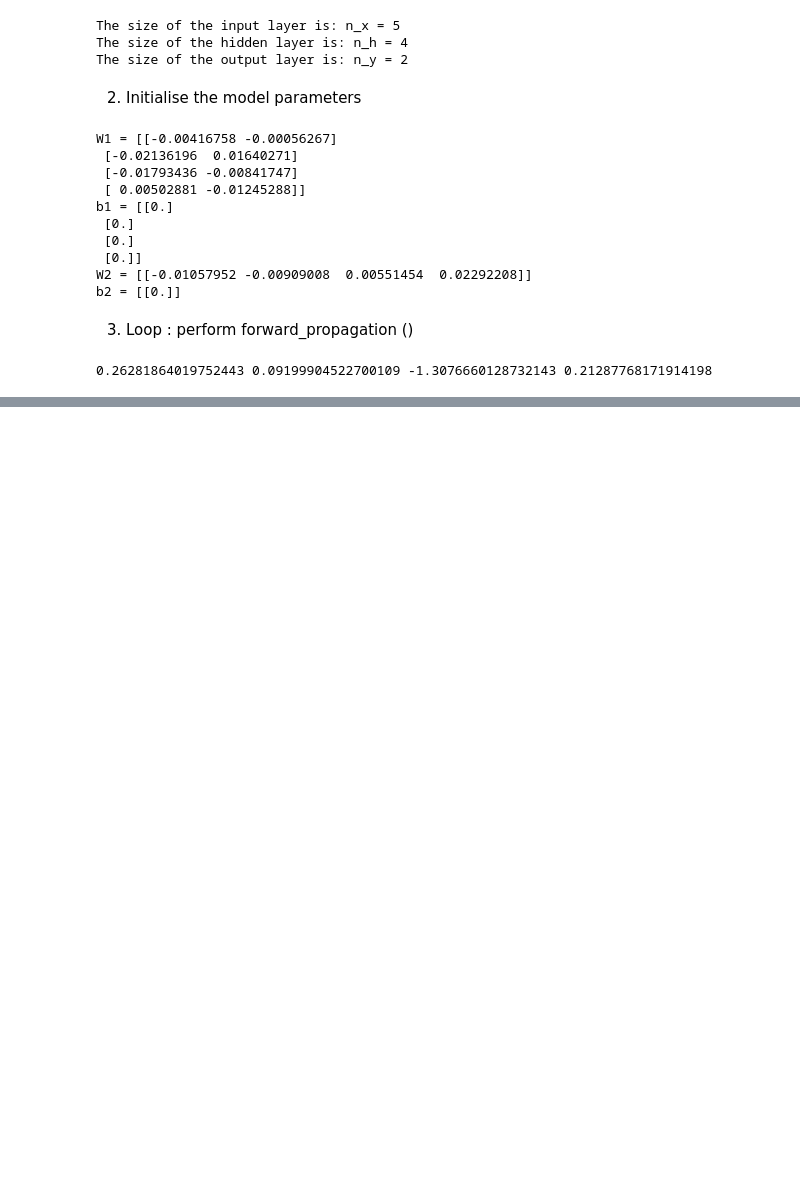
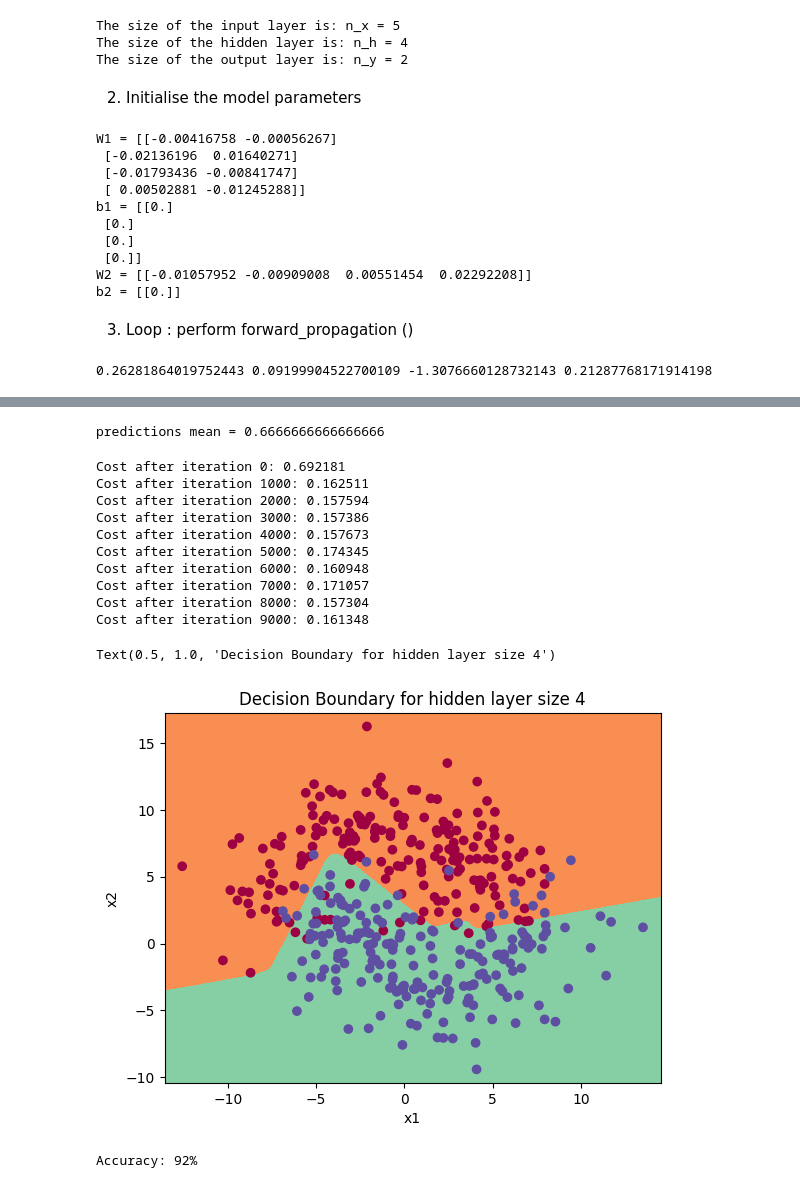
Before and after one commit to sania8/Neural-networks-and-deep-learning--coursera-, a Jupyter notebook: week2/Planar data classification with one hidden layer/Planar data classification with one hidden layer.ipynb, the cells around one changed output, grey strips where cells are left out. Cells and saved outputs as stored; diff of their text form; code cells hidden in the pictures; blank space fills up the shorter version.

```diff
--- a/week2/Planar data classification with one hidden layer/Planar data classification with one hidden layer.ipynb
+++ b/week2/Planar data classification with one hidden layer/Planar data classification with one hidden layer.ipynb
@@ -265,0 +316,8 @@ print(np.mean(cache['Z1']) ,np.mean(cache['A1']),np.mean(cache['Z2']),np.mean(ca
+# %%
+parameters, cache, X_assess, Y_assess = backward_propagation_test_case()
+
+grads = backward_propagation(parameters, cache, X_assess, Y_assess)
+print ("dW1 = "+ str(grads["dW1"]))
+print ("db1 = "+ str(grads["db1"]))
+print ("dW2 = "+ str(grads["dW2"]))
+print ("db2 = "+ str(grads["db2"]))
@@ -265,0 +413,7 @@ print(np.mean(cache['Z1']) ,np.mean(cache['A1']),np.mean(cache['Z2']),np.mean(ca
+# %%
+X_assess, Y_assess = nn_model_test_case()
+parameters = nn_model(X_assess, Y_assess, 4, 1.02,num_iterations=10000, print_cost=True)
+print("W1 = " + str(parameters["W1"]))
+print("b1 = " + str(parameters["b1"]))
+print("W2 = " + str(parameters["W2"]))
+print("b2 = " + str(parameters["b2"]))
@@ -265,0 +441,55 @@ print(np.mean(cache['Z1']) ,np.mean(cache['A1']),np.mean(cache['Z2']),np.mean(ca
+# %%
+# GRADED FUNCTION: predict
+
+def predict(parameters, X):
+    """
+    Using the learned parameters, predicts a class for each example in X
+
+    Arguments:
+    parameters -- python dictionary containing your parameters
+    X -- input data of size (n_x, m)
+
+    Returns
+    predictions -- vector of predictions of our model (red: 0 / blue: 1)
+    """
+
+    # Computes probabilities using forward propagation, and classifies to 0/1 using 0.5 as the threshold.
+    ### START CODE HERE ### (≈ 2 lines of code)
+    A2, cache = forward_propagation(X, parameters)
+    predictions = (A2 > 0.5)
+    ### END CODE HERE ###
+
+    return predictions
+# %%
+parameters, X_assess = predict_test_case()
+
+predictions = predict(parameters, X_assess)
+print("predictions mean = " + str(np.mean(predictions)))
+# %% [output]
+predictions mean = 0.6666666666666666
+# %%
+# Build a model with a n_h-dimensional hidden layer
+parameters = nn_model(X, Y, 4, 1.2 , num_iterations = 10000, print_cost=True)
+
+# Plot the decision boundary
+plot_decision_boundary(lambda x: predict(parameters, x.T), X, Y)
+plt.title("Decision Boundary for hidden layer size " + str(4))
+# %% [output]
+Cost after iteration 0: 0.692181
+Cost after iteration 1000: 0.162511
+Cost after iteration 2000: 0.157594
+Cost after iteration 3000: 0.157386
+Cost after iteration 4000: 0.157673
+Cost after iteration 5000: 0.174345
+Cost after iteration 6000: 0.160948
+Cost after iteration 7000: 0.171057
+Cost after iteration 8000: 0.157304
+Cost after iteration 9000: 0.161348
+Text(0.5, 1.0, 'Decision Boundary for hidden layer size 4')
+[figure, added]
+# %%
+# Print accuracy
+predictions = predict(parameters, X)
+print ('Accuracy: %d' % float((np.dot(Y,predictions.T) + np.dot(1-Y,1-predictions.T))/float(Y.size)*100) + '%')
+# %% [output]
+Accuracy: 92%
```
Also changed, not shown: parts of 17 cells of this notebook, 1 other file.
